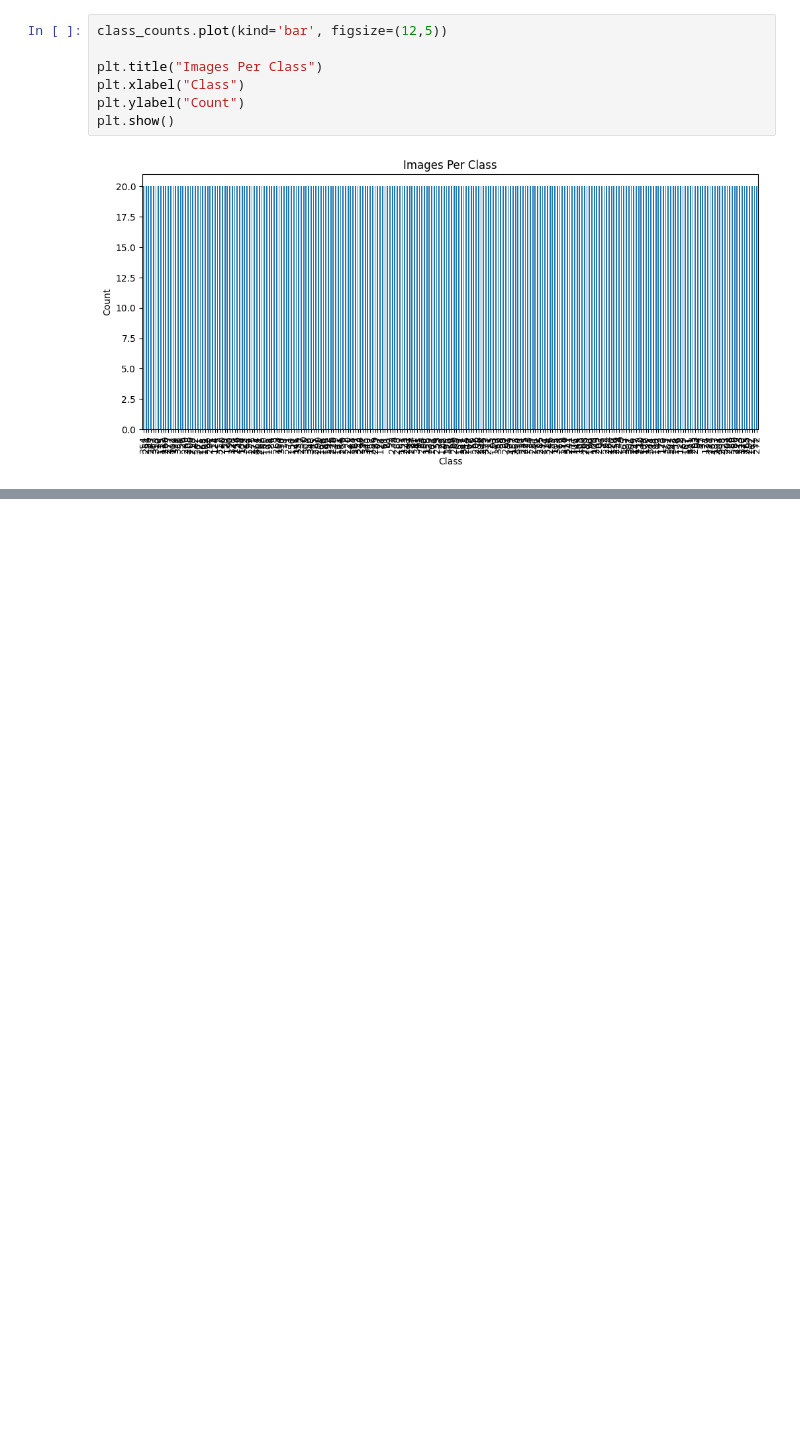
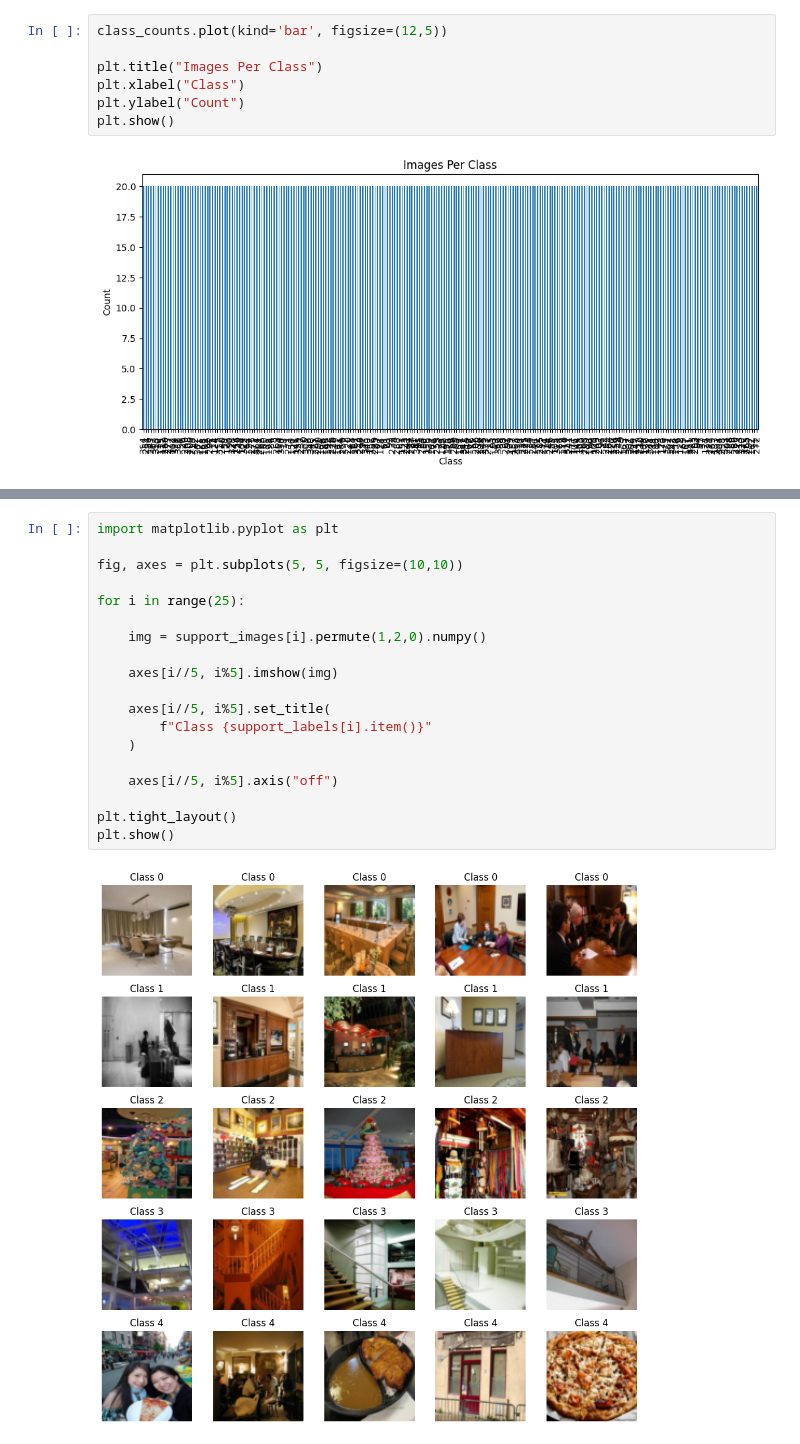
Before and after one commit to khadijagardezi/fewshot-image-classification, a Jupyter notebook: notebooks/dataset_explore.ipynb, the cells around one changed output, grey strips where cells are left out. Drawn from its saved outputs; the diff is of its cells as text; blank space fills up the shorter version.

```diff
--- a/notebooks/dataset_explore.ipynb
+++ b/notebooks/dataset_explore.ipynb
@@ -68,0 +105,21 @@ plt.show()
+# %%
+import matplotlib.pyplot as plt
+
+fig, axes = plt.subplots(5, 5, figsize=(10,10))
+
+for i in range(25):
+
+    img = support_images[i].permute(1,2,0).numpy()
+
+    axes[i//5, i%5].imshow(img)
+
+    axes[i//5, i%5].set_title(
+        f"Class {support_labels[i].item()}"
+    )
+
+    axes[i//5, i%5].axis("off")
+
+plt.tight_layout()
+plt.show()
+# %% [output]
+[figure, added]
```
Also changed, not shown: parts of 2 cells of this notebook, 3 other files.
